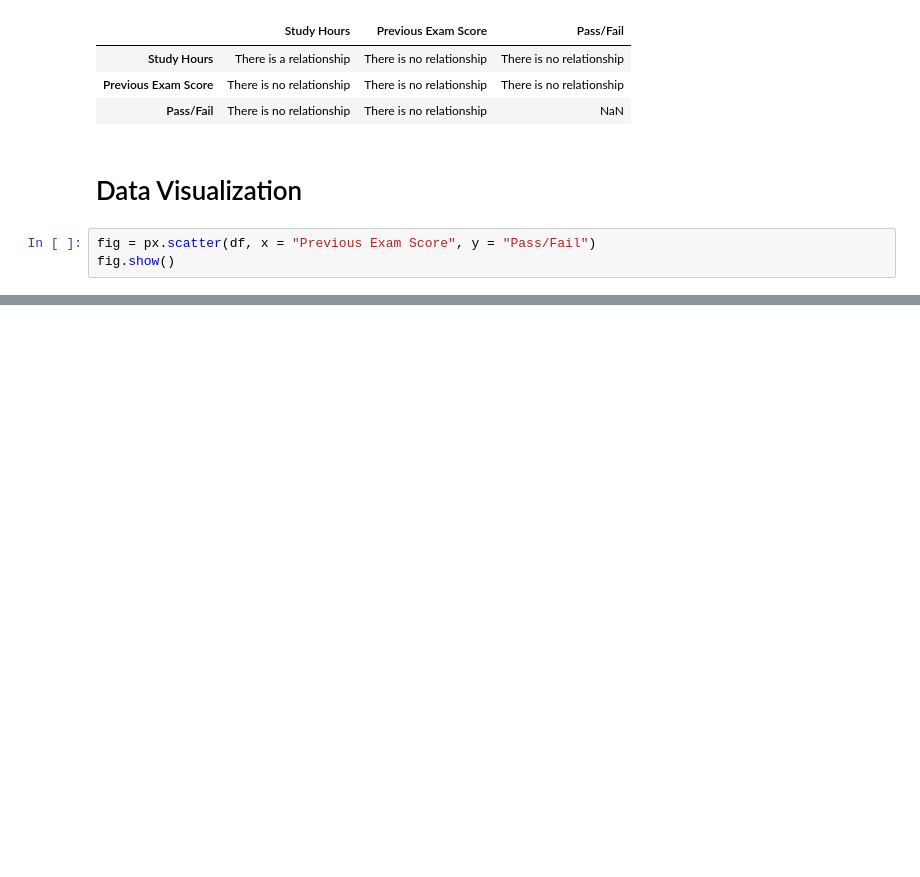
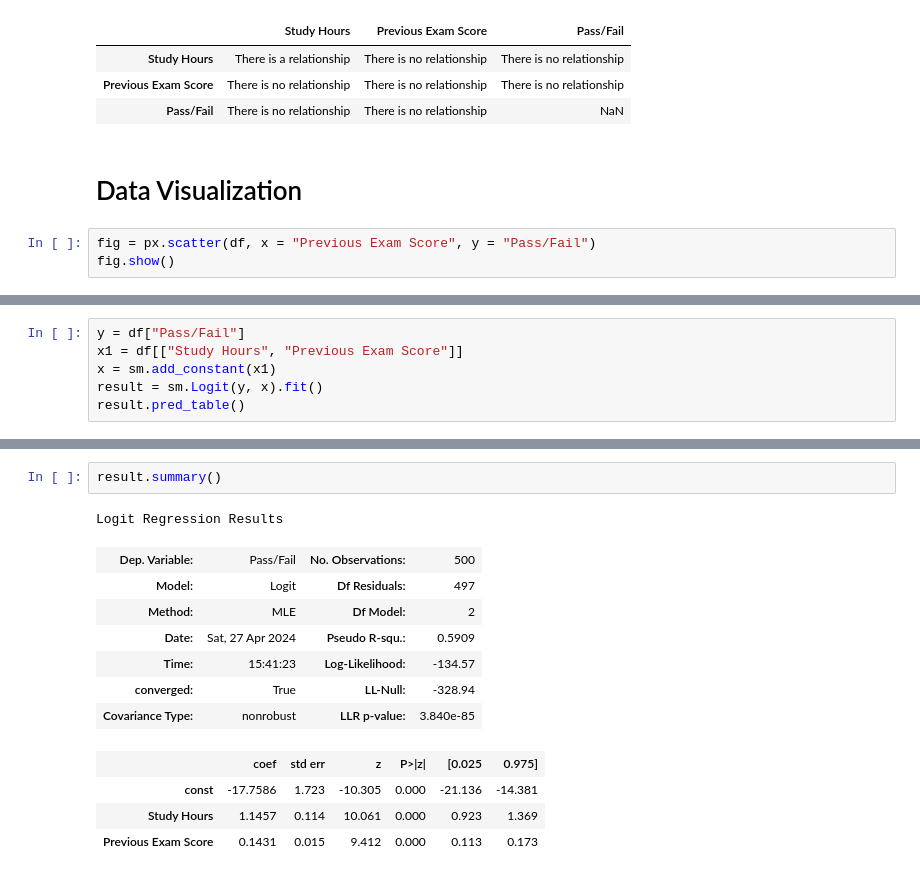
Before and after one commit to Saravanan-20G/Dataset-Studentexam, a Jupyter notebook: studentexam.ipynb, the cells around one changed output, grey strips where cells are left out. Drawn from its saved outputs; the diff is of its cells as text; blank space fills up the shorter version.

```diff
--- a/studentexam.ipynb
+++ b/studentexam.ipynb
@@ -264,0 +235,6 @@ fig.show()
+# %%
+y = df["Pass/Fail"]
+x1 = df[["Study Hours",	"Previous Exam Score"]]
+x = sm.add_constant(x1)
+result = sm.Logit(y, x).fit()
+result.pred_table()
@@ -264,0 +254,15 @@ fig.show()
+# %%
+result.summary()
+# %% [output]
+Logit Regression Results
+| Dep. Variable: | Pass/Fail | No. Observations: | 500 |
+| Model: | Logit | Df Residuals: | 497 |
+| Method: | MLE | Df Model: | 2 |
+| Date: | Sat, 27 Apr 2024 | Pseudo R-squ.: | 0.5909 |
+| Time: | 15:41:23 | Log-Likelihood: | -134.57 |
+| converged: | True | LL-Null: | -328.94 |
+| Covariance Type: | nonrobust | LLR p-value: | 3.840e-85 |
+|  | coef | std err | z | P>|z| | [0.025 | 0.975] |
+| const | -17.7586 | 1.723 | -10.305 | 0.000 | -21.136 | -14.381 |
+| Study Hours | 1.1457 | 0.114 | 10.061 | 0.000 | 0.923 | 1.369 |
+| Previous Exam Score | 0.1431 | 0.015 | 9.412 | 0.000 | 0.113 | 0.173 |
```
Also changed, not shown: parts of 10 cells of this notebook.
